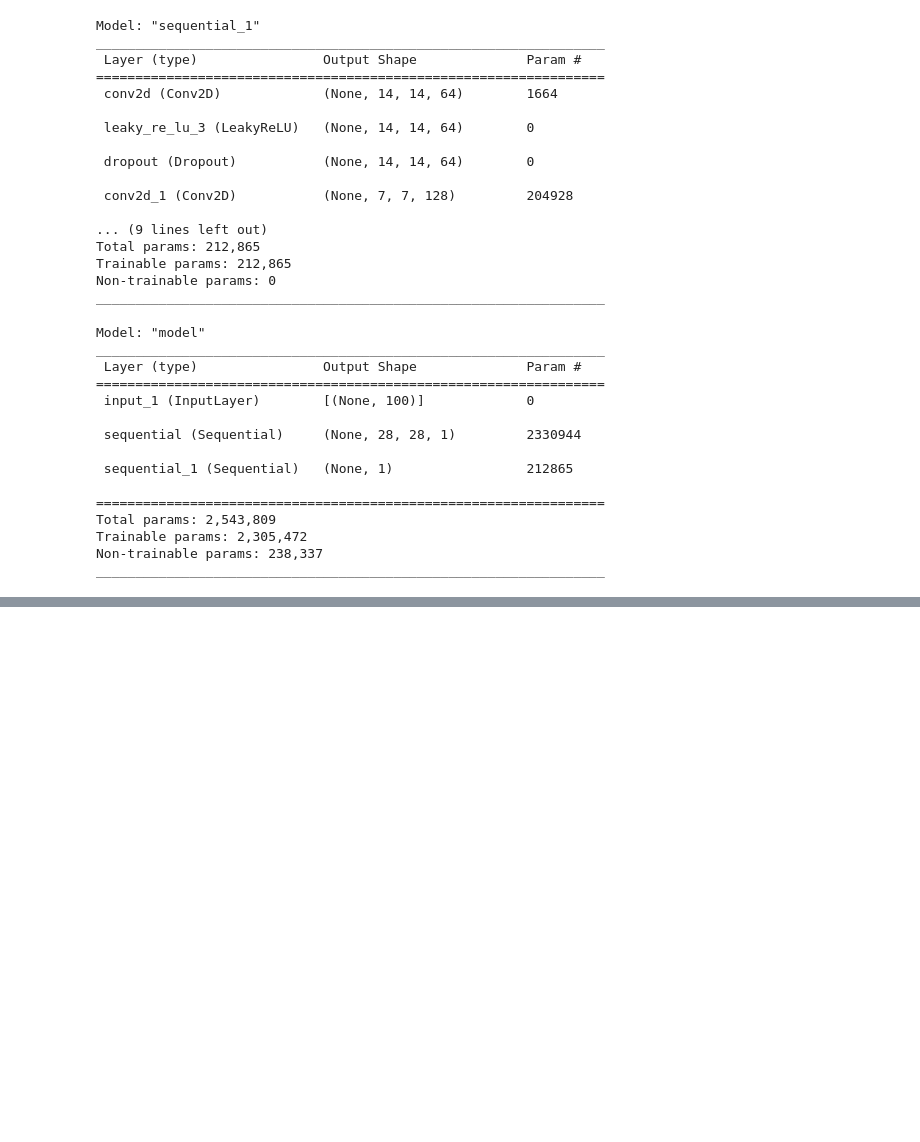
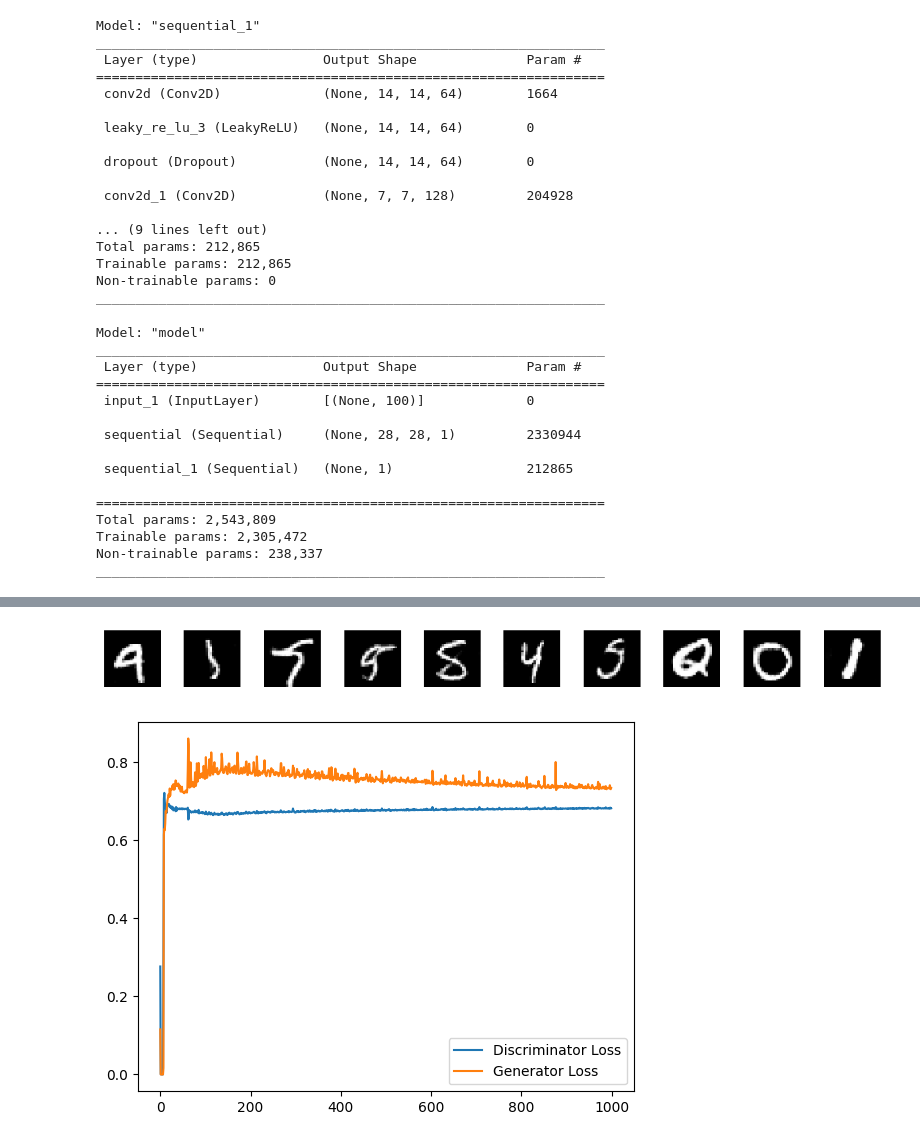
Before and after one commit to pythonian23/CPE, a Jupyter notebook: gan.ipynb, the cells around one changed output, grey strips where cells are left out. Drawn from its saved outputs; the diff is of its cells as text; code cells hidden in the pictures; blank space fills up the shorter version.

```diff
--- a/gan.ipynb
+++ b/gan.ipynb
@@ -177,3 +202,13 @@ Batch 2500
+# %%
+plot_generated_images(g)
+
+plt.plot(dlosses, label="Discriminator Loss")
+plt.plot(glosses, label="Generator Loss")
+plt.legend()
+plt.show()
+# %% [output]
+[figure, added]
+[figure, added]
 # %%
 g.save("generator.h5")
 d.save("discriminator.h5")
```
Also changed, not shown: parts of 12 cells of this notebook, 8 other files.
